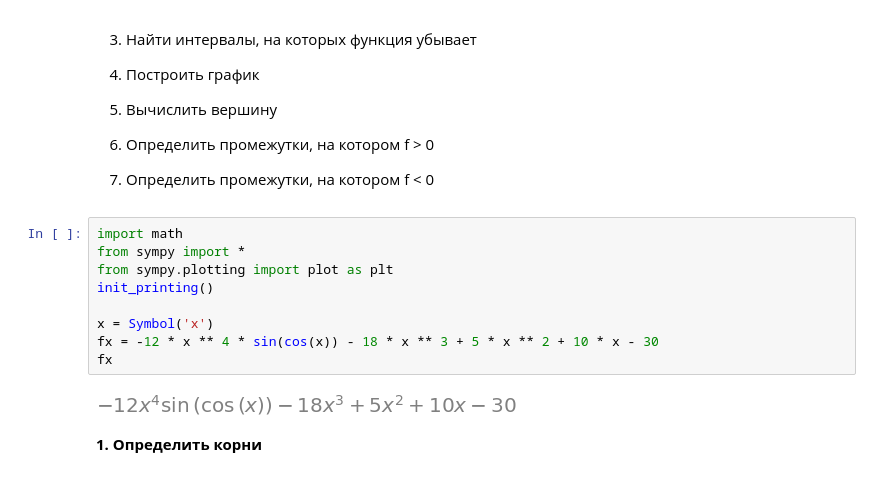
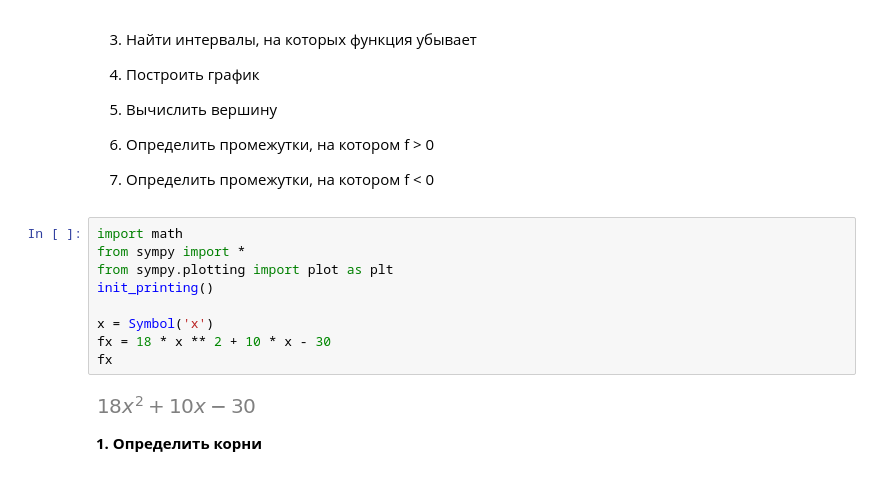
Before and after one commit to Dante-AleX/Python-Seminar-Final-Project, a Jupyter notebook: Task_001.ipynb, the cells around one changed output. Saved outputs shown, nothing was run; the diff lists cells and outputs as text.

```diff
--- a/Task_001.ipynb
+++ b/Task_001.ipynb
@@ -17,13 +17,13 @@
 # %%
 import math
 from sympy import *
 from sympy.plotting import plot as plt
 init_printing()
 
 x = Symbol('x')
-fx = -12 * x ** 4 * sin(cos(x)) - 18 * x ** 3 + 5 * x ** 2 + 10 * x - 30
+fx = 18 * x ** 2 + 10 * x - 30
 fx
 # %% [output]
-[figure, old version]
+[figure, new version]
 # %% [markdown]
 **1. Определить корни**
```
Also changed, not shown: parts of 9 cells of this notebook.
